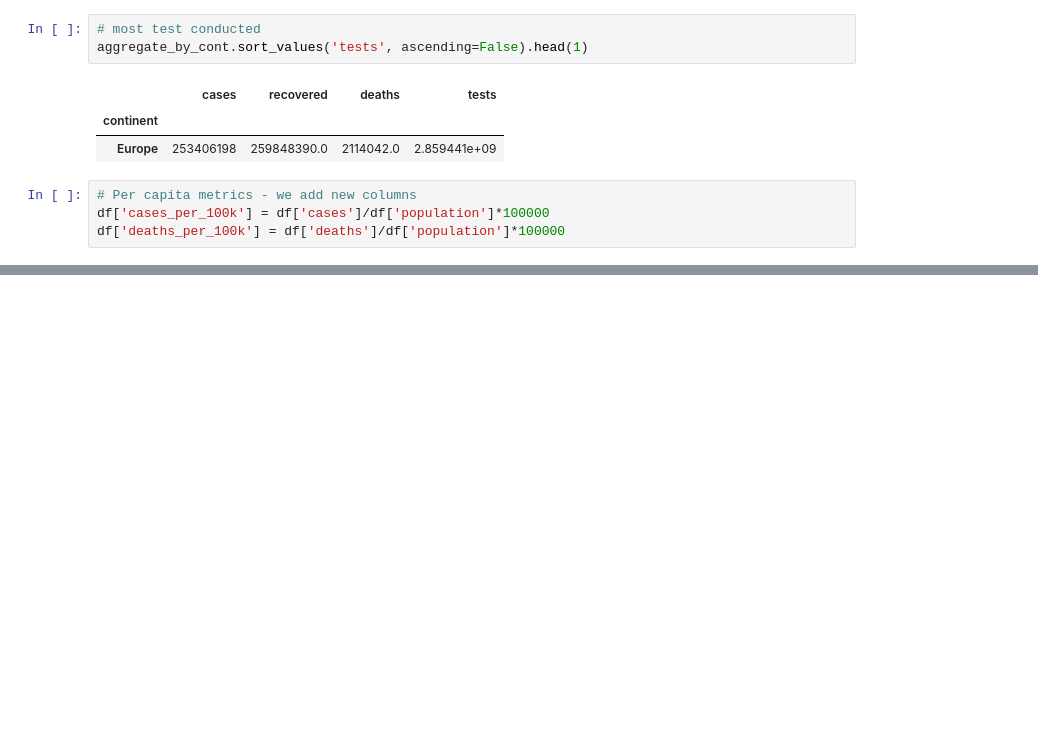
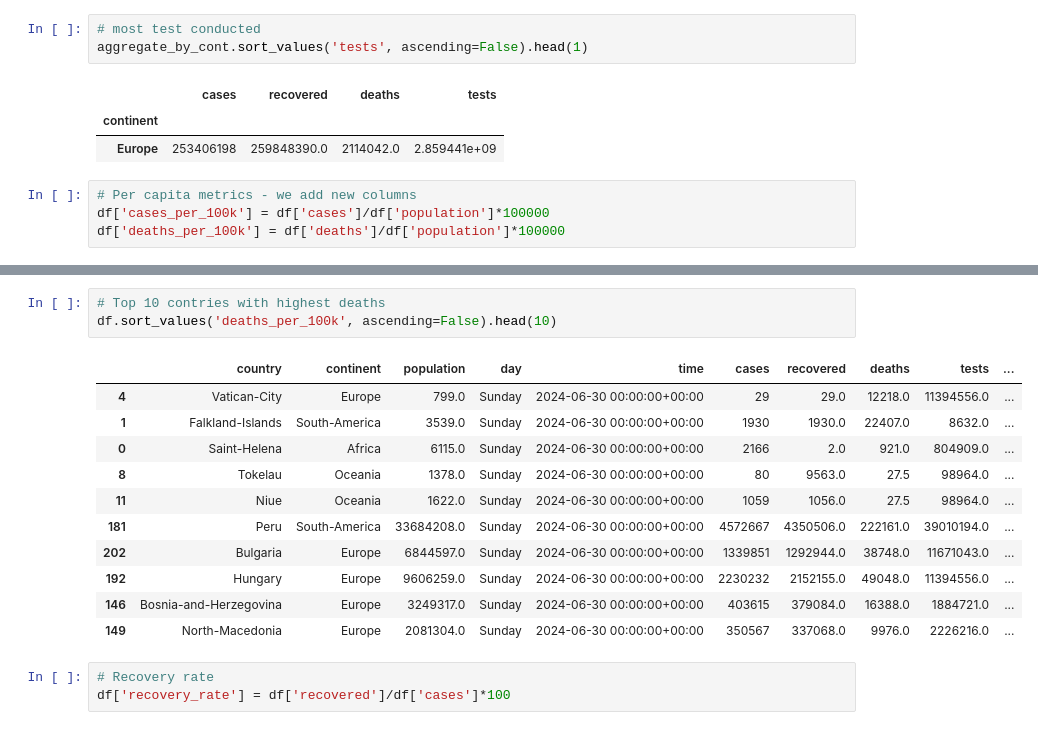
Before and after one commit to MuhammadUtoro/Data-Analytics-Project, a Jupyter notebook: Covid 19 Dataset/notebook/project.ipynb, the cells around one changed output, grey strips where cells are left out. Drawn from its saved outputs; the diff is of its cells as text; blank space fills up the shorter version.

```diff
--- a/Covid 19 Dataset/notebook/project.ipynb
+++ b/Covid 19 Dataset/notebook/project.ipynb
@@ -229,0 +241,18 @@ KeyError: "None of [Index([ 77165.48691043057,  76822.64925920493,  70395.872687
+# %%
+# Top 10 contries with highest deaths
+df.sort_values('deaths_per_100k', ascending=False).head(10)
+# %% [output]
+|  | country | continent | population | day | time | cases | recovered | deaths | tests | ... |
+| 4 | Vatican-City | Europe | 799.0 | Sunday | 2024-06-30 00:00:00+00:00 | 29 | 29.0 | 12218.0 | 11394556.0 | ... |
+| 1 | Falkland-Islands | South-America | 3539.0 | Sunday | 2024-06-30 00:00:00+00:00 | 1930 | 1930.0 | 22407.0 | 8632.0 | ... |
+| 0 | Saint-Helena | Africa | 6115.0 | Sunday | 2024-06-30 00:00:00+00:00 | 2166 | 2.0 | 921.0 | 804909.0 | ... |
+| 8 | Tokelau | Oceania | 1378.0 | Sunday | 2024-06-30 00:00:00+00:00 | 80 | 9563.0 | 27.5 | 98964.0 | ... |
+| 11 | Niue | Oceania | 1622.0 | Sunday | 2024-06-30 00:00:00+00:00 | 1059 | 1056.0 | 27.5 | 98964.0 | ... |
+| 181 | Peru | South-America | 33684208.0 | Sunday | 2024-06-30 00:00:00+00:00 | 4572667 | 4350506.0 | 222161.0 | 39010194.0 | ... |
+| 202 | Bulgaria | Europe | 6844597.0 | Sunday | 2024-06-30 00:00:00+00:00 | 1339851 | 1292944.0 | 38748.0 | 11671043.0 | ... |
+| 192 | Hungary | Europe | 9606259.0 | Sunday | 2024-06-30 00:00:00+00:00 | 2230232 | 2152155.0 | 49048.0 | 11394556.0 | ... |
+| 146 | Bosnia-and-Herzegovina | Europe | 3249317.0 | Sunday | 2024-06-30 00:00:00+00:00 | 403615 | 379084.0 | 16388.0 | 1884721.0 | ... |
+| 149 | North-Macedonia | Europe | 2081304.0 | Sunday | 2024-06-30 00:00:00+00:00 | 350567 | 337068.0 | 9976.0 | 2226216.0 | ... |
+# %%
+# Recovery rate
+df['recovery_rate'] = df['recovered']/df['cases']*100
```
Also changed, not shown: parts of 4 cells of this notebook, 1 other file.
